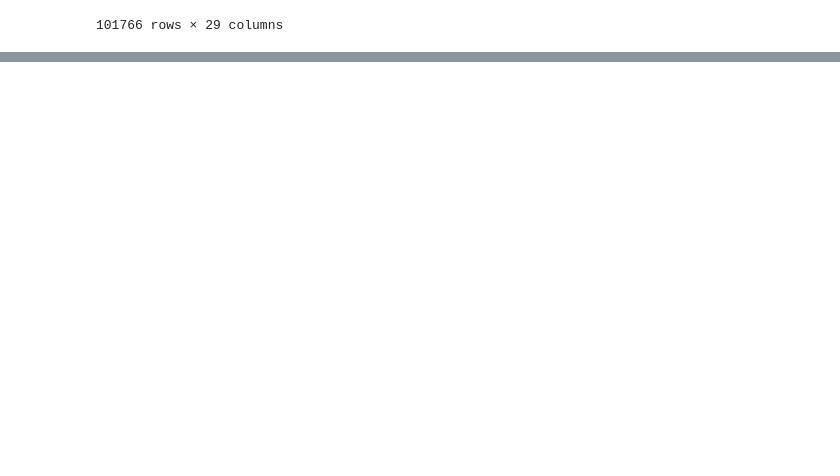
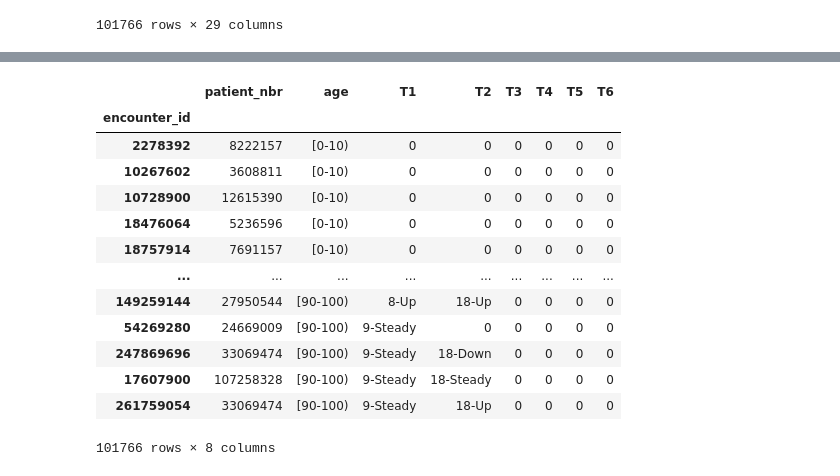
Before and after one commit to Zl0gix/ProjetDatavizA4, a Jupyter notebook: ProjetDatavizA4/raph_test.ipynb, the cells around one changed output, grey strips where cells are left out. Drawn from its saved outputs; the diff is of its cells as text; code cells hidden in the pictures; blank space fills up the shorter version.

```diff
--- a/ProjetDatavizA4/raph_test.ipynb
+++ b/ProjetDatavizA4/raph_test.ipynb
@@ -109,0 +380,18 @@ df2
+# %%
+df_age=df_age.sort_values(by=['age',"T1","T2","T3","T4","T5","T6"])
+df_age
+# %% [output]
+|  | patient_nbr | age | T1 | T2 | T3 | T4 | T5 | T6 |
+| encounter_id |  |  |  |  |  |  |  |  |
+| 2278392 | 8222157 | [0-10) | 0 | 0 | 0 | 0 | 0 | 0 |
+| 10267602 | 3608811 | [0-10) | 0 | 0 | 0 | 0 | 0 | 0 |
+| 10728900 | 12615390 | [0-10) | 0 | 0 | 0 | 0 | 0 | 0 |
+| 18476064 | 5236596 | [0-10) | 0 | 0 | 0 | 0 | 0 | 0 |
+| 18757914 | 7691157 | [0-10) | 0 | 0 | 0 | 0 | 0 | 0 |
+| ... | ... | ... | ... | ... | ... | ... | ... | ... |
+| 149259144 | 27950544 | [90-100) | 8-Up | 18-Up | 0 | 0 | 0 | 0 |
+| 54269280 | 24669009 | [90-100) | 9-Steady | 0 | 0 | 0 | 0 | 0 |
+| 247869696 | 33069474 | [90-100) | 9-Steady | 18-Down | 0 | 0 | 0 | 0 |
+| 17607900 | 107258328 | [90-100) | 9-Steady | 18-Steady | 0 | 0 | 0 | 0 |
+| 261759054 | 33069474 | [90-100) | 9-Steady | 18-Up | 0 | 0 | 0 | 0 |
+101766 rows × 8 columns
```
Also changed, not shown: parts of 31 cells of this notebook.
